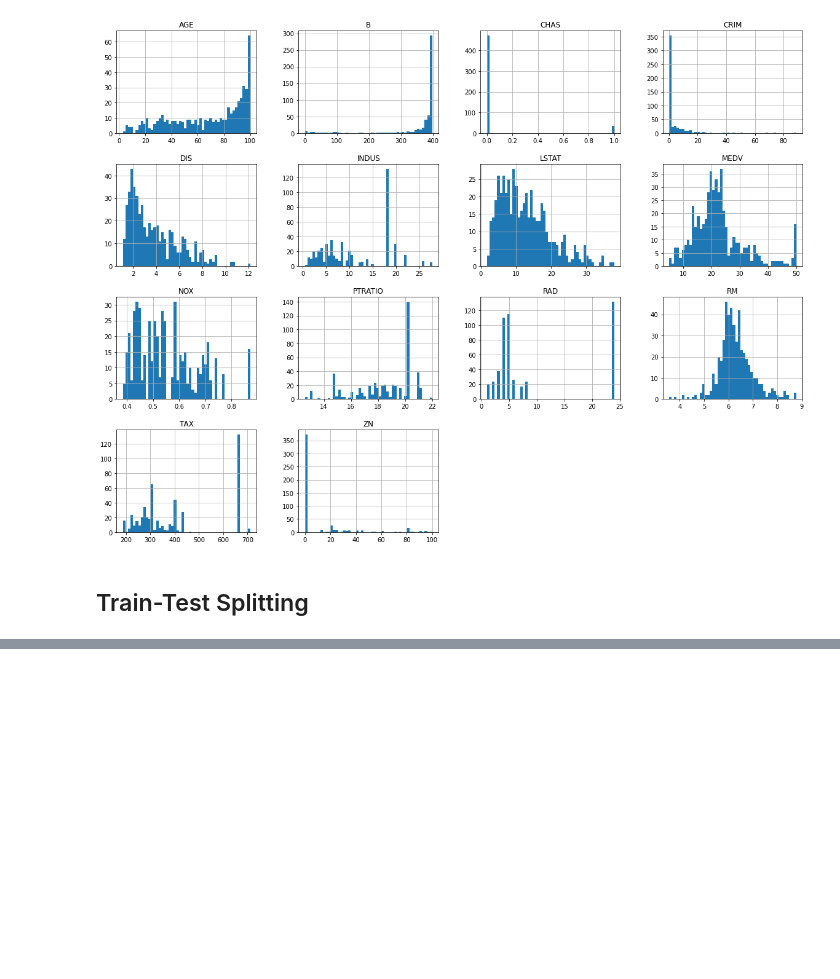
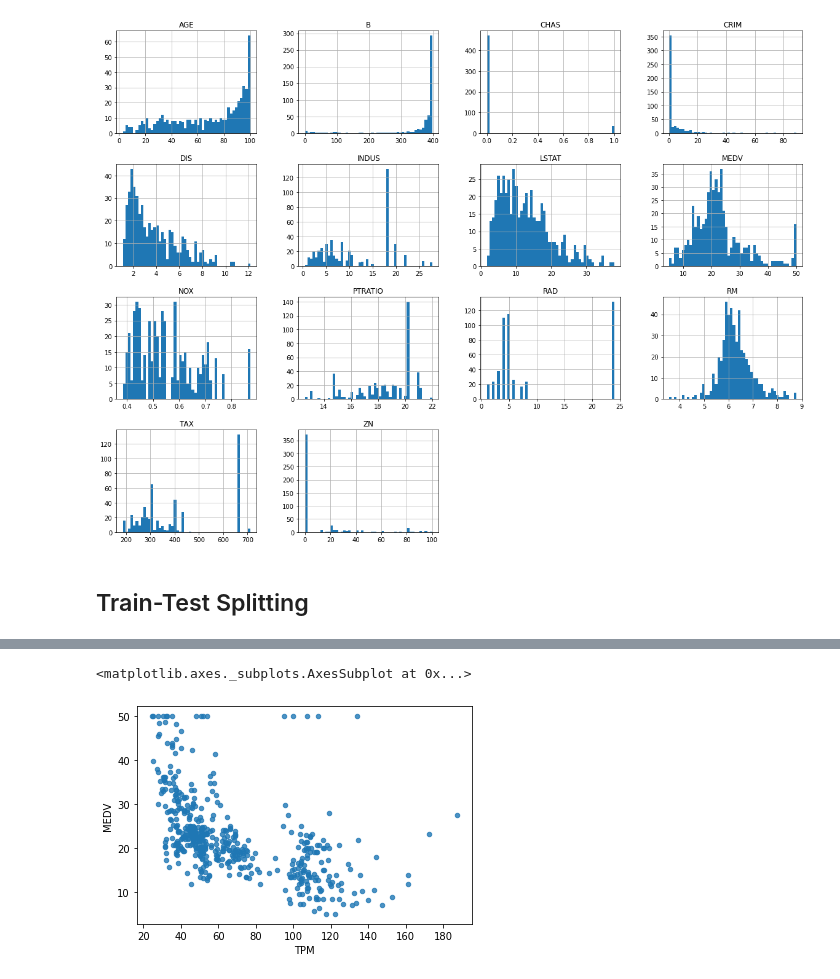
Before and after one commit to anmolpant/Boston-Housing-Price-Prediction, a Jupyter notebook: Real Estate Price Prediction.ipynb, the cells around one changed output, grey strips where cells are left out. Cells and saved outputs as stored; diff of their text form; code cells hidden in the pictures; blank space fills up the shorter version.

```diff
--- a/Real Estate Price Prediction.ipynb
+++ b/Real Estate Price Prediction.ipynb
@@ -93,0 +202,3 @@ Rows in test set: 101
+# %%
+#calculating tax charged per room
+housing["TPM"]=housing['TAX']/housing['RM']
@@ -93,0 +249,5 @@ Rows in test set: 101
+# %%
+housing.plot(kind = "scatter", x="TPM", y="MEDV", alpha = 0.8)
+# %% [output]
+<matplotlib.axes._subplots.AxesSubplot at 0x...>
+[figure, added]
```
Also changed, not shown: parts of 17 cells of this notebook.
